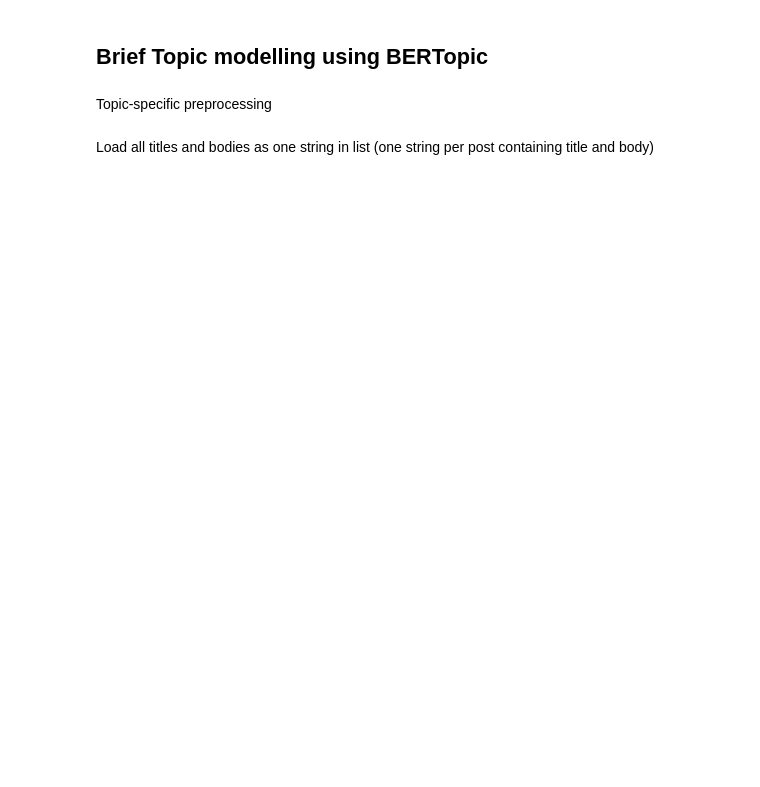
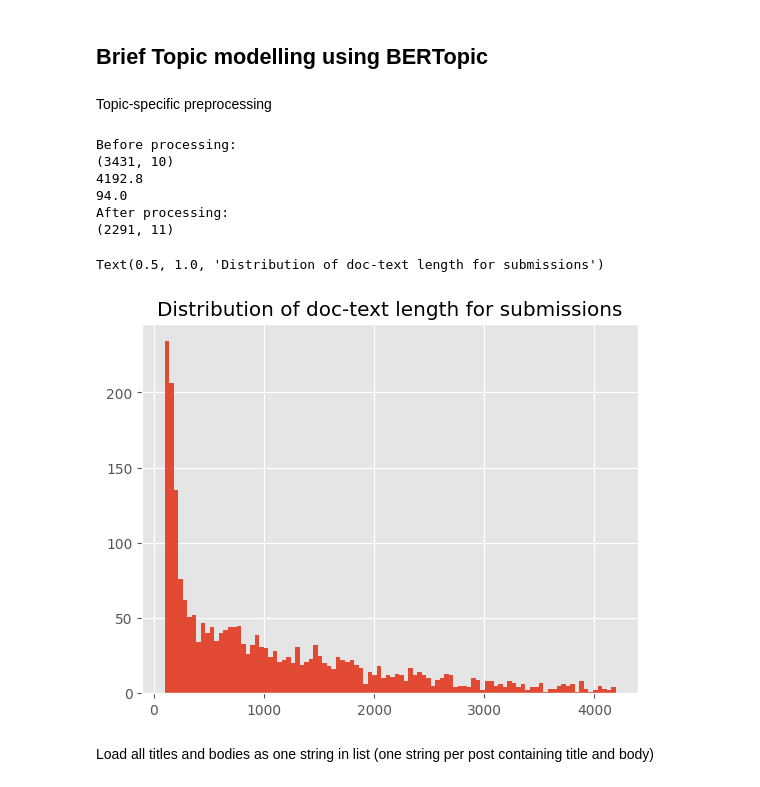
Before and after one commit to MisterXY89/redpillwomen, a Jupyter notebook: src/data_exploration.ipynb, the cells around one changed output. Saved outputs shown, nothing was run; the diff lists cells and outputs as text; code cells hidden in the pictures; blank space fills up the shorter version.

Commit message:
updated data & parsing

```diff
--- a/src/data_exploration.ipynb
+++ b/src/data_exploration.ipynb
@@ -192,13 +206,41 @@ submission_redpill_topic['body'] = submission_redpill_topic['body'].str.replace(
 # intriduce doc_text column (concat title and body)
 submission_redpill_topic['doc_text'] = submission_redpill_topic['title'] + ' ' + submission_redpill_topic['body']
 
+# remove delted and removed posts
+# check if body is [deleted] or [removed] in one line
+submission_redpill_topic = submission_redpill_topic[~submission_redpill_topic['body'].str.contains('\[deleted\]|\[removed\]')]
+
 # drop doc_text where num tokens >= 50 and <= 1000
-submission_redpill_topic['num_tokens'] = submission_redpill_topic['doc_text'].apply(lambda x: len(x.split()))
-submission_redpill_topic = submission_redpill_topic[submission_redpill_topic['num_tokens'] >= 50]
-submission_redpill_topic = submission_redpill_topic[submission_redpill_topic['num_tokens'] <= 1000]
+top_quantile_value = submission_redpill_topic['doc_text'].str.len().quantile(0.95)
+print(top_quantile_value)
+
+bottom_quantile_value = submission_redpill_topic['doc_text'].str.len().quantile(0.05)
+print(bottom_quantile_value)
+
+# Filter the DataFrame to keep only rows with doc_text length below the 95th percentile
+submission_redpill_topic = submission_redpill_topic[submission_redpill_topic['doc_text'].str.len() <= top_quantile_value]
+submission_redpill_topic = submission_redpill_topic[submission_redpill_topic['doc_text'].str.len() >= bottom_quantile_value]
+
+# filter length > 100
+submission_redpill_topic = submission_redpill_topic[submission_redpill_topic['doc_text'].str.len() >= 100]
+
 
 print("After processing:")
 print(submission_redpill_topic.shape)
+# %% [output]
+Before processing:
+(3431, 10)
+4192.8
+94.0
+After processing:
+(2291, 11)
+# %%
+submission_redpill_topic.doc_text.str.len().hist(
+    bins=100
+).set_title("Distribution of doc-text length for submissions")
+# %% [output]
+Text(0.5, 1.0, 'Distribution of doc-text length for submissions')
+[figure, added]
 # %% [markdown]
 Load all titles and bodies as one string in list (one string per post containing title and body)
 # %%
```
Also changed, not shown: parts of 17 cells of this notebook, 2 other files.
